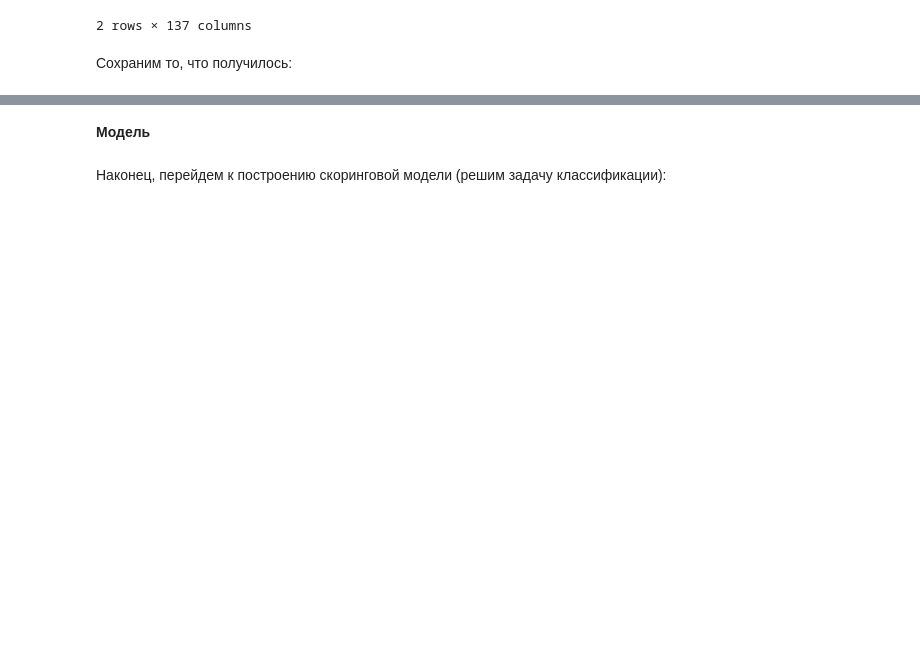
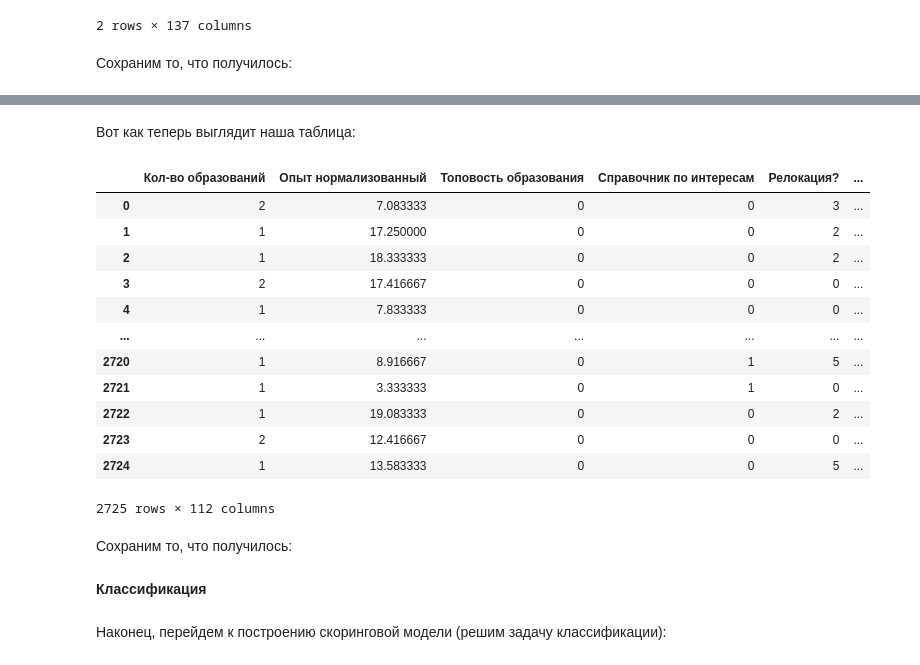
Before and after one commit to aefrt/automatization-recruiting, a Jupyter notebook: analysis.ipynb, the cells around one changed output, grey strips where cells are left out. Cells and saved outputs as stored; diff of their text form; code cells hidden in the pictures; blank space fills up the shorter version.

```diff
--- a/analysis.ipynb
+++ b/analysis.ipynb
@@ -331,0 +352,13 @@ df.to_csv('resumes_features.csv')
+# %%
+txts = []
+for i in range(df.shape[0]):
+    txt = df.loc[i, 'Опыт нормализованный']
+    # print(txt)
+    if re.search('[а-яА-Я]', txt):
+        txt = -1
+    elif txt[-1] == ';':
+        txt = int(txt[:txt.find(';')])
+    else:
+        txt = int(txt[:txt.find(';')]) + int(txt[txt.find(';')+1:]) / 12
+    txts.append(txt)
+df.loc[:, 'Опыт нормализованный'] = txts
@@ -331,0 +367,8 @@ df.to_csv('resumes_features.csv')
+# %%
+categorial = ['Топовость образования', 'Справочник по интересам', 'Релокация?', 'Коммандировка?', 'Город?', 'Уровень оборазования нормализованный', 'Карьерный рост', 'Аналитические комбинации слов в навыках']
+le = LabelEncoder()
+for col in categorial:
+    df[col] = le.fit_transform(df[col])
+    le_name_mapping = dict(zip(le.classes_, le.transform(le.classes_)))
+    print(col, ":", le_name_mapping)
+df
@@ -331,0 +397,20 @@ df.to_csv('resumes_features.csv')
+# %% [markdown]
+Вот как теперь выглядит наша таблица:
+# %%
+df.loc[:, ['Кол-во образований', 'Опыт нормализованный', 'Топовость образования', 'Справочник по интересам', 'Релокация?', 'Коммандировка?', 'Город?', 'Уровень оборазования нормализованный', 'Карьерный рост', 'Аналитические комбинации слов в навыках'] + list(df)[36:]]
+# %% [output]
+|  | Кол-во образований | Опыт нормализованный | Топовость образования | Справочник по интересам | Релокация? | ... |
+| 0 | 2 | 7.083333 | 0 | 0 | 3 | ... |
+| 1 | 1 | 17.250000 | 0 | 0 | 2 | ... |
+| 2 | 1 | 18.333333 | 0 | 0 | 2 | ... |
+| 3 | 2 | 17.416667 | 0 | 0 | 0 | ... |
+| 4 | 1 | 7.833333 | 0 | 0 | 0 | ... |
+| ... | ... | ... | ... | ... | ... | ... |
+| 2720 | 1 | 8.916667 | 0 | 1 | 5 | ... |
+| 2721 | 1 | 3.333333 | 0 | 1 | 0 | ... |
+| 2722 | 1 | 19.083333 | 0 | 0 | 2 | ... |
+| 2723 | 2 | 12.416667 | 0 | 0 | 0 | ... |
+| 2724 | 1 | 13.583333 | 0 | 0 | 5 | ... |
+2725 rows × 112 columns
+# %% [markdown]
+Сохраним то, что получилось:
@@ -332,5 +419,5 @@ df.to_csv('resumes_features.csv')
 # %% [markdown]
-**Модель**
+**Классификация**
 # %% [markdown]
 Наконец, перейдем к построению скоринговой модели (решим задачу классификации):
 # %%
```
Also changed, not shown: parts of 76 cells of this notebook, 2 other files.
